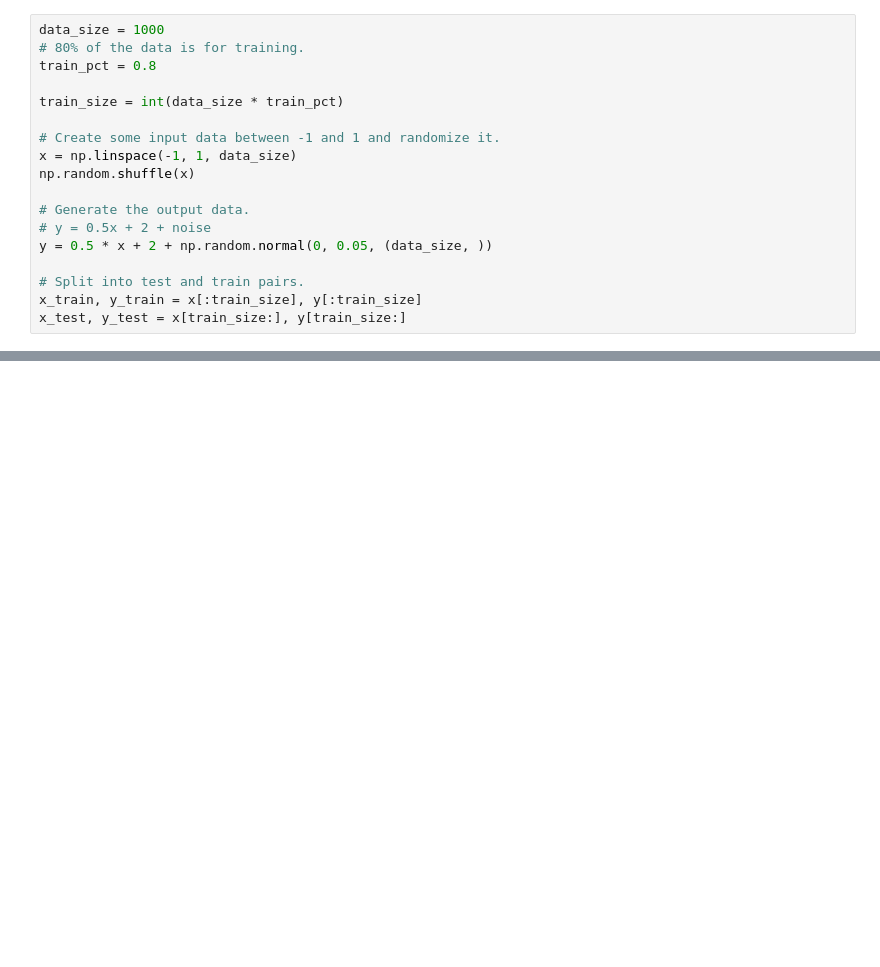
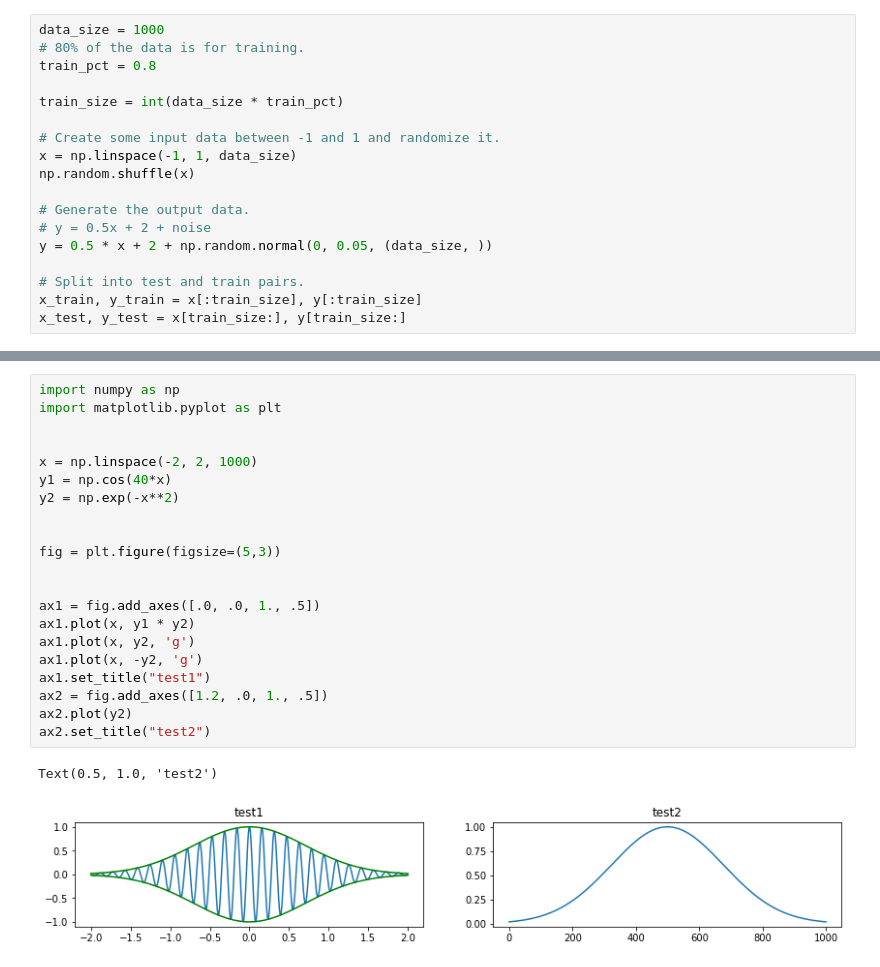
Before and after one commit to atlantis13/notepad, a Jupyter notebook: Untitled-1.ipynb, the cells around one changed output, grey strips where cells are left out. Saved outputs shown, nothing was run; the diff lists cells and outputs as text; blank space fills up the shorter version.

```diff
--- a/Untitled-1.ipynb
+++ b/Untitled-1.ipynb
@@ -69,0 +105,24 @@ Reusing TensorBoard on port 6006 (pid 25124), started 1:29:46 ago. (Use '!kill 2
+# %%
+import numpy as np
+import matplotlib.pyplot as plt
+
+
+x = np.linspace(-2, 2, 1000)
+y1 = np.cos(40*x)
+y2 = np.exp(-x**2)
+
+
+fig = plt.figure(figsize=(5,3))
+
+
+ax1 = fig.add_axes([.0, .0, 1., .5])
+ax1.plot(x, y1 * y2)
+ax1.plot(x, y2, 'g')
+ax1.plot(x, -y2, 'g')
+ax1.set_title("test1")
+ax2 = fig.add_axes([1.2, .0, 1., .5])
+ax2.plot(y2)
+ax2.set_title("test2")
+# %% [output]
+Text(0.5, 1.0, 'test2')
+[figure, added]
```
Also changed, not shown: parts of 7 cells of this notebook, 2 other files.
